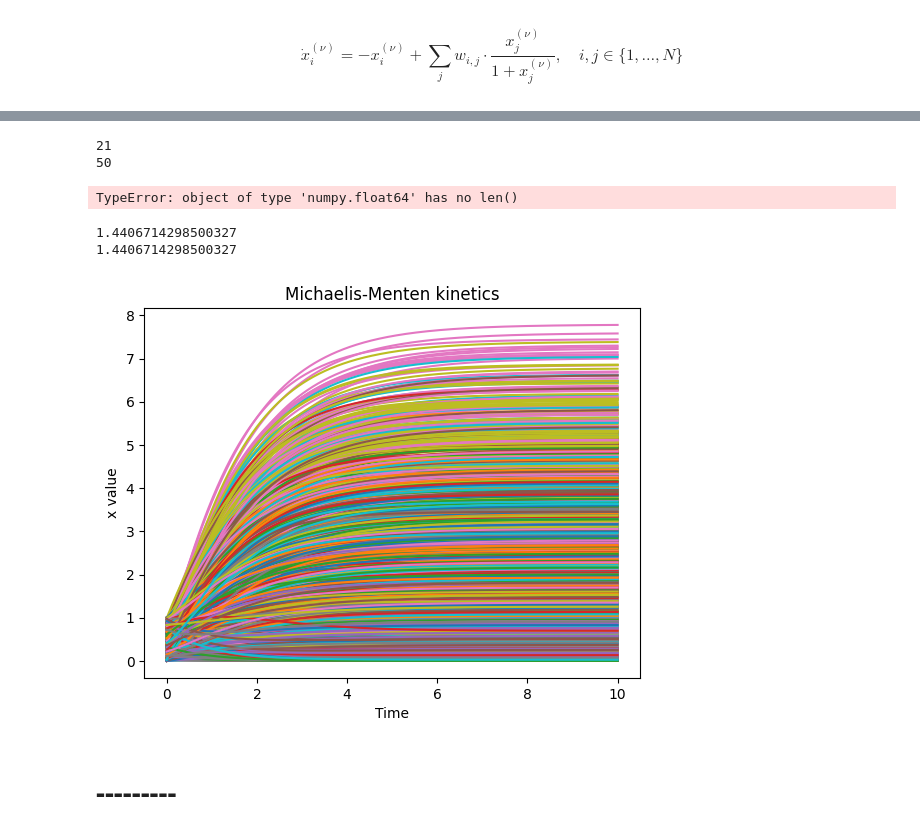
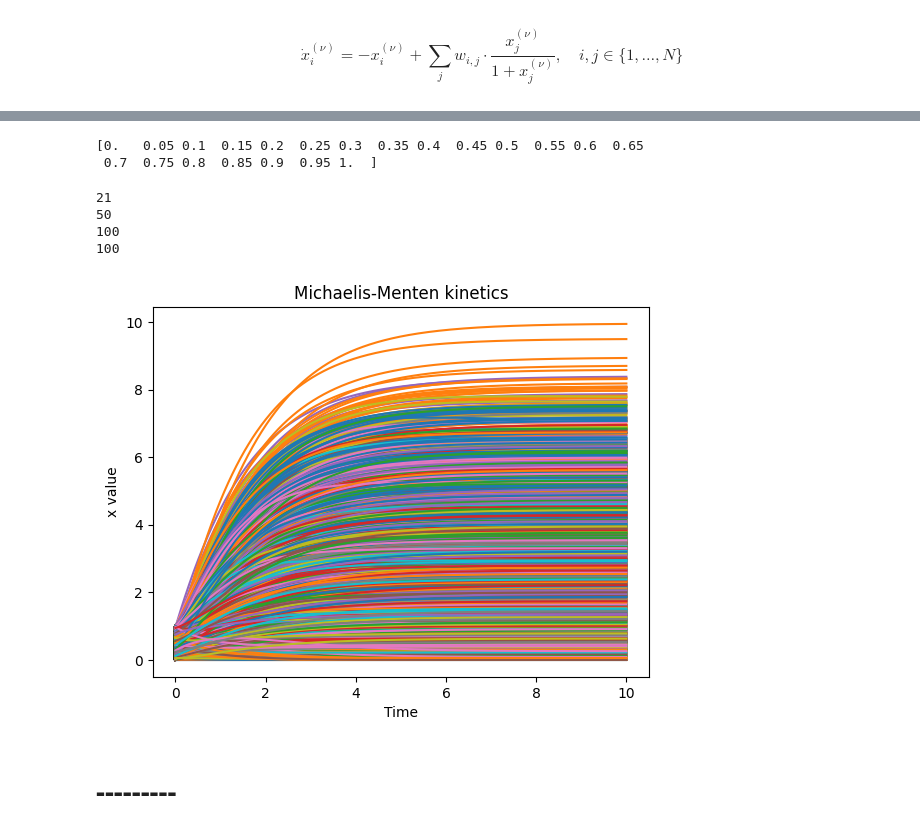
Before and after one commit to GalD101/GCL_Tool_BIU, a Jupyter notebook: Python/synthetic_data.ipynb, the cells around one changed output, grey strips where cells are left out. Drawn from its saved outputs; the diff is of its cells as text; code cells hidden in the pictures.

```diff
--- a/Python/synthetic_data.ipynb
+++ b/Python/synthetic_data.ipynb
@@ -39,21 +39,30 @@ initial_conditions = [np.random.rand(N) for _ in range(N)]
 
 dist = lambda x: random.random() < x
 q = 1  # Affects the range of the random numbers generated
-p = np.arange(0, 1.01, 0.05)  # Probability to change the non-zero elements in w (defect the weight matrix) Note: I wrote 1.01 and not 1 because computers cant do math :( TODO: It is possible to simply define this array manually and this way we avoid floating point arithmetics and it will be more tidy.
-W = [[np.zeros((N, N)) for _ in range(M)] for _ in range(len(p))]  # Initialize the weight matrix with zeros; W[cohort index][defect number][(row, column)] TODO: Perhaps there is a simpler more elegant way to do this with smaller dimension arrays.
+probability_spacing = 0.05
+num_of_cohorts = int(1 / probability_spacing) + 1
+p = np.linspace(0, 1, num_of_cohorts)
+W = [[np.zeros((N, N)) for _ in range(M)] for __ in range(
+    num_of_cohorts)]  # Initialize the weight matrix with zeros; W[cohort index][defect number][(row, column)] TODO: Perhaps there is a simpler more elegant way to do this with smaller dimension arrays.
 
 num_of_time_stamps = 1000
 t_final = 10
 t = np.linspace(0, t_final, num_of_time_stamps)
 
 # TODO: Figure out how to make the odeint function stop when the system reaches a steady state or after a certain time period
+# %%
+print(p)
+# %% [output]
+[0.   0.05 0.1  0.15 0.2  0.25 0.3  0.35 0.4  0.45 0.5  0.55 0.6  0.65
+ 0.7  0.75 0.8  0.85 0.9  0.95 1.  ]
 # %%
-print(len(W)) # len(p) = 21 W is an array that each element represents a cohort with different p
-print(len(W[0])) # M = 50 an element in W is an array of 50 weight matrices
-print(len(W[0][0][0])) # N = 100 NUM OF GENES each weight matrix is an NxN matrix
-print(len(W[0][0][1])) # N = 100 NUM OF GENES each weight matrix is an NxN matrix
+print(len(W))  # len(p) = num_of_cohorts = 21 W is an array that each element represents a cohort with different p
+print(len(W[0]))  # M = 50 an element in W is an array of 50 weight matrices
+print(len(W[0][0][0]))  # N = 100 num of genes each weight matrix is an NxN matrix
+print(len(W[0][0][1]))  # N = 100 num of genes each weight matrix is an NxN matrix
 # %% [output]
 21
 50
+100
+100
-TypeError: object of type 'numpy.float64' has no len()
 # %%
@@ -89,27 +91,25 @@ for k in range(len(p)):
-# %%
-print(debug_base_model[0, 11])
-print(W[0][0][0, 11]) #:((((((
-# %% [output]
-1.4406714298500327
-1.4406714298500327
 # %%
+# This block takes too long to run :(
 # Initialize the results array
-results = [np.zeros((num_of_time_stamps, N)) for _ in range(M)]
+results = [[np.zeros((num_of_time_stamps, N)) for _ in range(M)] for __ in range(num_of_cohorts)]
 
 # Solve the ODEs for all M weight matrix and corresponding initial conditions
-for m in range(M):
-    results[m] = odeint(ode_system, initial_conditions[m], t, args=(W[m],))
+for cohort_index in range(num_of_cohorts):
+    for defect_index in range(M):
+        results[cohort_index][defect_index] = odeint(ode_system, initial_conditions[defect_index], t,
+                                                     args=(W[cohort_index][defect_index],))
 # %%
 # Plot the results
-for m in range(M):
-    for n in range(N):
-        plt.plot(t, results[m][:, n])
+for cohort_index in range(num_of_cohorts):
+    for defect_index in range(M):
+        for gene in range(N):
+            plt.plot(t, results[cohort_index][defect_index][:, gene])
 plt.xlabel('Time')
 plt.ylabel('x value')
 plt.title('Michaelis-Menten kinetics')
 plt.show()
 # %% [output]
-[figure, old version]
+[figure, new version]
 # %% [markdown]
 # ---------
 # %%
```
Also changed, not shown: parts of 2 cells of this notebook.
